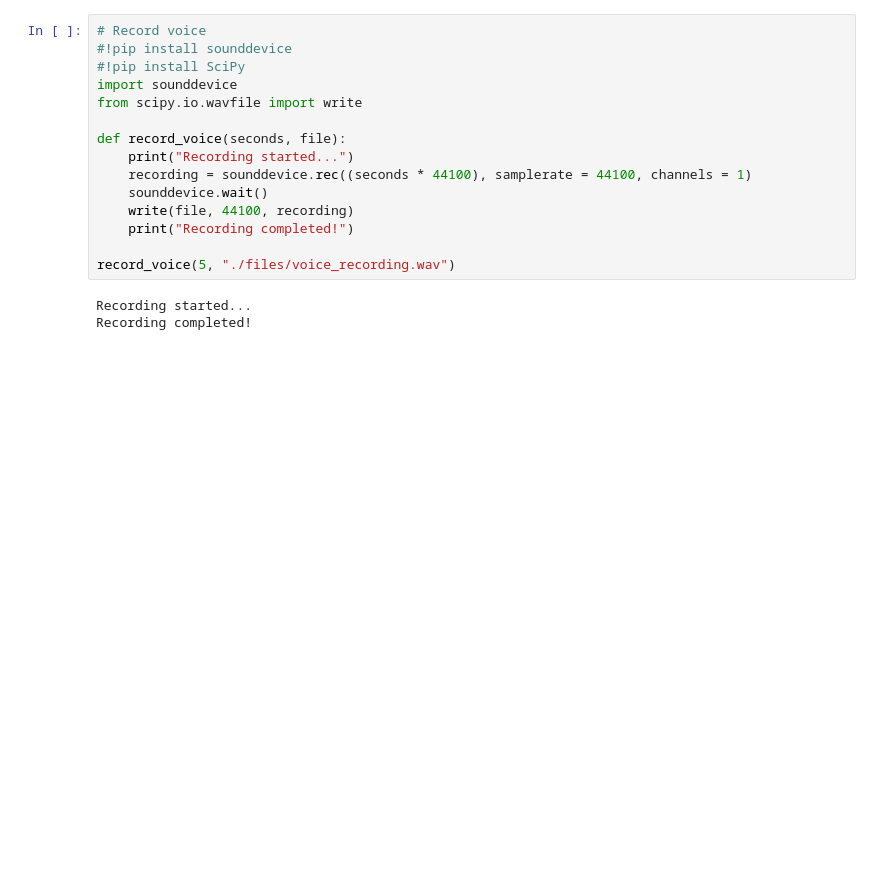
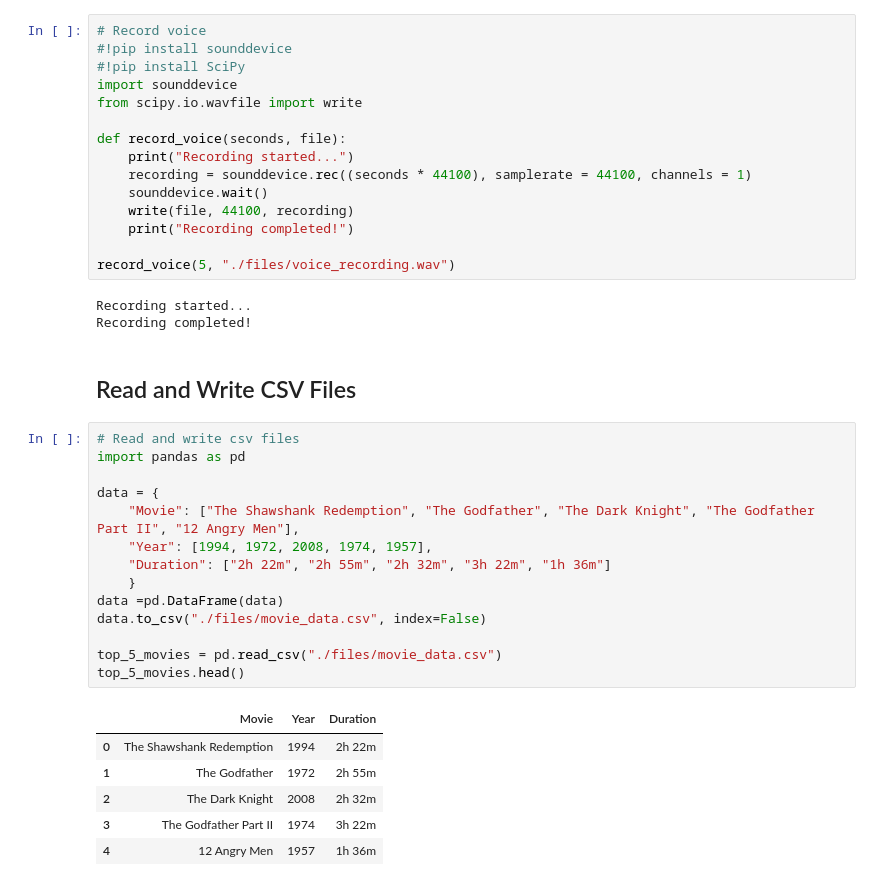
Before and after one commit to ravibilla/sniPyts, a Jupyter notebook: snipyts.ipynb, the cells around one changed output. Drawn from its saved outputs; the diff is of its cells as text; blank space fills up the shorter version.

```diff
--- a/snipyts.ipynb
+++ b/snipyts.ipynb
@@ -613,3 +613,26 @@ record_voice(5, "./files/voice_recording.wav")
 # %% [output]
 Recording started...
 Recording completed!
+# %% [markdown]
+## Read and Write CSV Files
+# %%
+# Read and write csv files
+import pandas as pd
+
+data = {
+    "Movie": ["The Shawshank Redemption", "The Godfather", "The Dark Knight", "The Godfather Part II", "12 Angry Men"],
+    "Year": [1994, 1972, 2008, 1974, 1957],
+    "Duration": ["2h 22m", "2h 55m", "2h 32m", "3h 22m", "1h 36m"]
+    }
+data =pd.DataFrame(data)
+data.to_csv("./files/movie_data.csv", index=False)
+
+top_5_movies = pd.read_csv("./files/movie_data.csv")
+top_5_movies.head()
+# %% [output]
+|  | Movie | Year | Duration |
+| 0 | The Shawshank Redemption | 1994 | 2h 22m |
+| 1 | The Godfather | 1972 | 2h 55m |
+| 2 | The Dark Knight | 2008 | 2h 32m |
+| 3 | The Godfather Part II | 1974 | 3h 22m |
+| 4 | 12 Angry Men | 1957 | 1h 36m |
```
Also changed, not shown: 1 other file.
